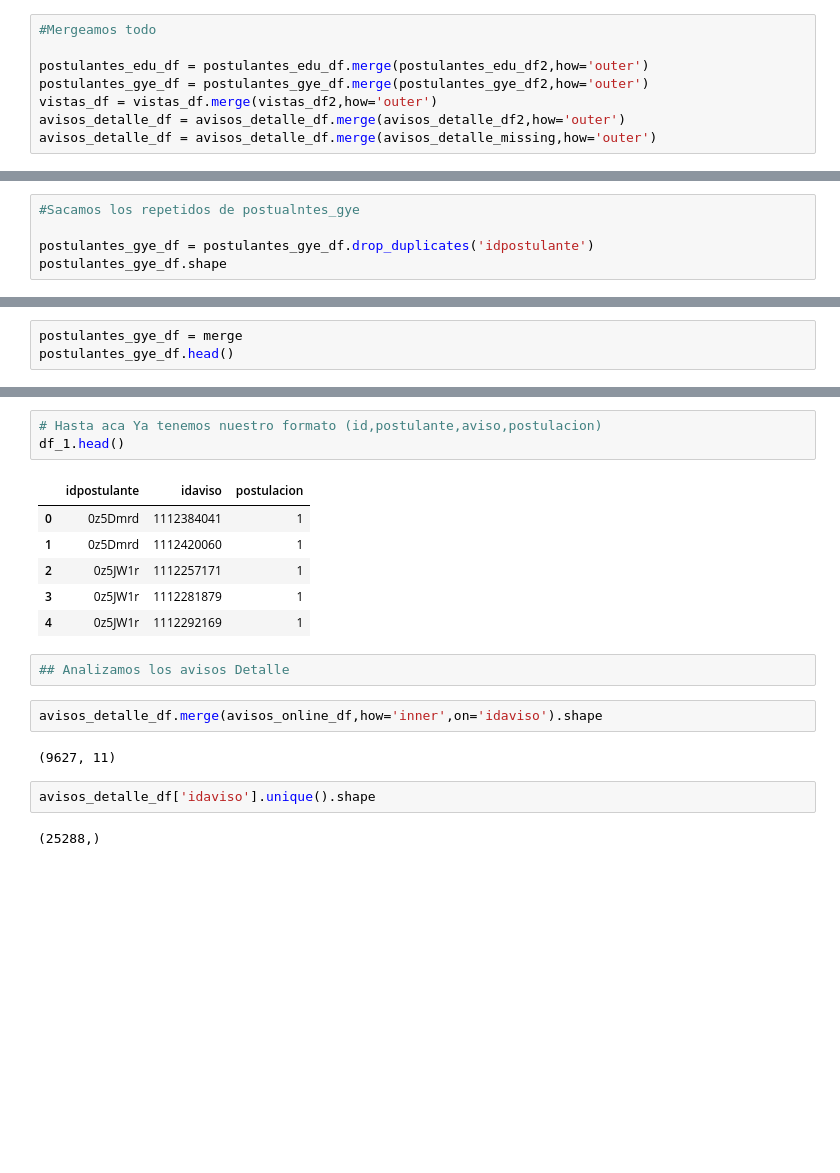
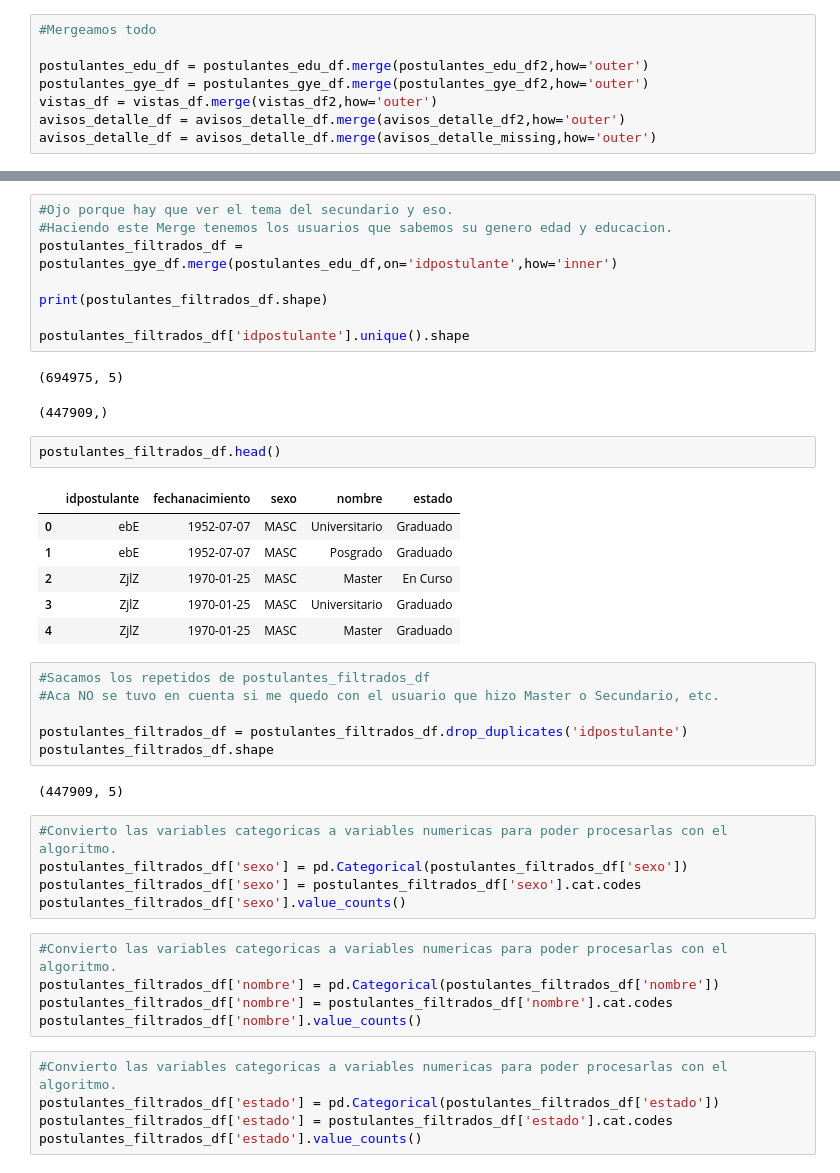
Before and after one commit to Andivisciglio/TP2-OrganizacionDeDatos-Grupo28, a Jupyter notebook: TP2.ipynb, the cells around one changed output, grey strips where cells are left out. Drawn from its saved outputs; the diff is of its cells as text; blank space fills up the shorter version.

```diff
--- a/TP2.ipynb
+++ b/TP2.ipynb
@@ -72,5 +92,0 @@ print(postulantes_gye_df.idpostulante.unique().shape)
-# %%
-#Sacamos los repetidos de postualntes_gye
-
-postulantes_gye_df = postulantes_gye_df.drop_duplicates('idpostulante')
-postulantes_gye_df.shape
@@ -138,3 +92,0 @@ postulantes_gye_df.head()
-# %%
-postulantes_gye_df = merge
-postulantes_gye_df.head()
@@ -270,20 +93,43 @@ Name: postulacion, dtype: int64
-# %%
-# Hasta aca Ya tenemos nuestro formato (id,postulante,aviso,postulacion)
-df_1.head()
-# %% [output]
-|  | idpostulante | idaviso | postulacion |
-| 0 | 0z5Dmrd | 1112384041 | 1 |
-| 1 | 0z5Dmrd | 1112420060 | 1 |
-| 2 | 0z5JW1r | 1112257171 | 1 |
-| 3 | 0z5JW1r | 1112281879 | 1 |
-| 4 | 0z5JW1r | 1112292169 | 1 |
-# %%
-## Analizamos los avisos Detalle
-# %%
-avisos_detalle_df.merge(avisos_online_df,how='inner',on='idaviso').shape
-# %% [output]
-(9627, 11)
-# %%
-avisos_detalle_df['idaviso'].unique().shape
-# %% [output]
-(25288,)
+# %%
+#Ojo porque hay que ver el tema del secundario y eso.
+#Haciendo este Merge tenemos los usuarios que sabemos su genero edad y educacion.
+postulantes_filtrados_df = postulantes_gye_df.merge(postulantes_edu_df,on='idpostulante',how='inner')
+
+print(postulantes_filtrados_df.shape)
+
+postulantes_filtrados_df['idpostulante'].unique().shape
+# %% [output]
+(694975, 5)
+(447909,)
+# %%
+postulantes_filtrados_df.head()
+# %% [output]
+|  | idpostulante | fechanacimiento | sexo | nombre | estado |
+| 0 | ebE | 1952-07-07 | MASC | Universitario | Graduado |
+| 1 | ebE | 1952-07-07 | MASC | Posgrado | Graduado |
+| 2 | ZjlZ | 1970-01-25 | MASC | Master | En Curso |
+| 3 | ZjlZ | 1970-01-25 | MASC | Universitario | Graduado |
+| 4 | ZjlZ | 1970-01-25 | MASC | Master | Graduado |
+# %%
+#Sacamos los repetidos de postulantes_filtrados_df
+#Aca NO se tuvo en cuenta si me quedo con el usuario que hizo Master o Secundario, etc.
+
+postulantes_filtrados_df = postulantes_filtrados_df.drop_duplicates('idpostulante')
+postulantes_filtrados_df.shape
+# %% [output]
+(447909, 5)
+# %%
+#Convierto las variables categoricas a variables numericas para poder procesarlas con el algoritmo.
+postulantes_filtrados_df['sexo'] = pd.Categorical(postulantes_filtrados_df['sexo'])
+postulantes_filtrados_df['sexo'] = postulantes_filtrados_df['sexo'].cat.codes
+postulantes_filtrados_df['sexo'].value_counts()
+# %%
+#Convierto las variables categoricas a variables numericas para poder procesarlas con el algoritmo.
+postulantes_filtrados_df['nombre'] = pd.Categorical(postulantes_filtrados_df['nombre'])
+postulantes_filtrados_df['nombre'] = postulantes_filtrados_df['nombre'].cat.codes
+postulantes_filtrados_df['nombre'].value_counts()
+# %%
+#Convierto las variables categoricas a variables numericas para poder procesarlas con el algoritmo.
+postulantes_filtrados_df['estado'] = pd.Categorical(postulantes_filtrados_df['estado'])
+postulantes_filtrados_df['estado'] = postulantes_filtrados_df['estado'].cat.codes
+postulantes_filtrados_df['estado'].value_counts()
```
Also changed, not shown: parts of 112 cells of this notebook.
